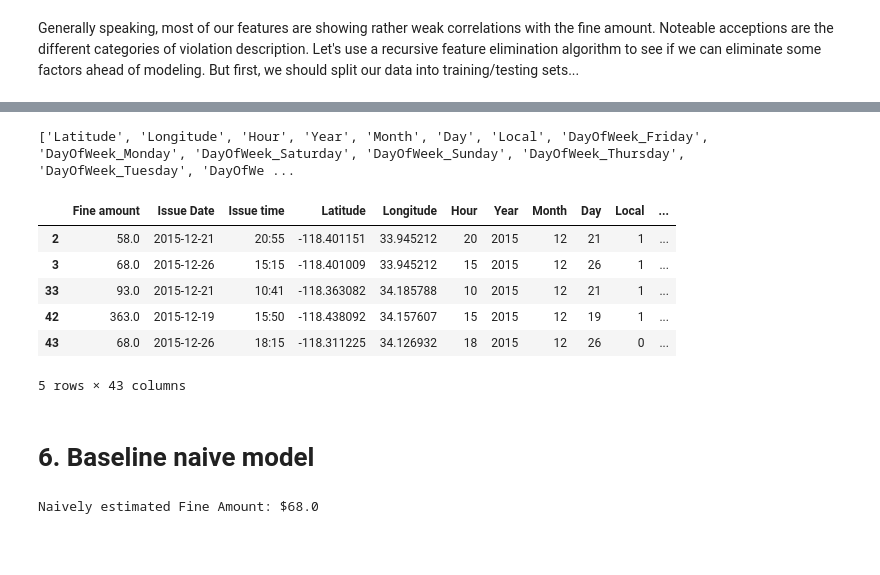
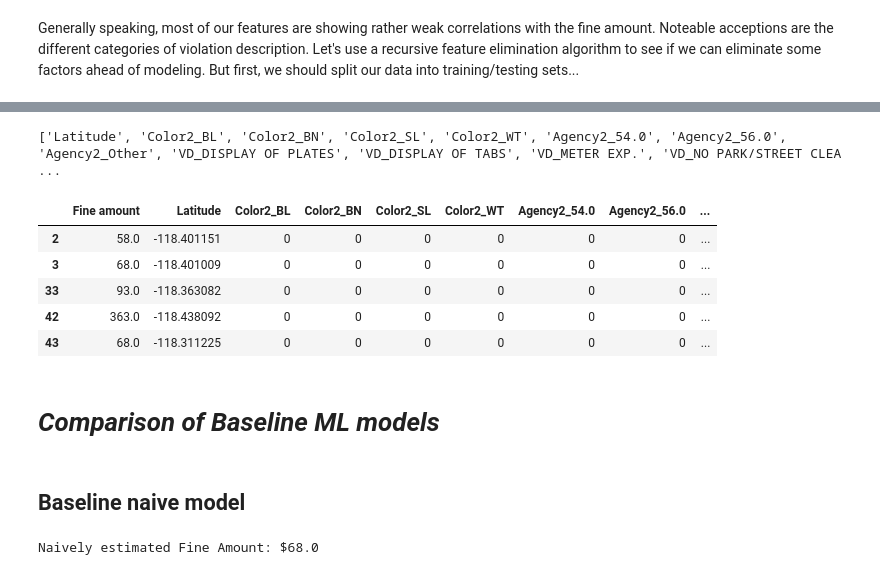
Before and after one commit to rlirey/Portfolio, a Jupyter notebook: Regression/parking_citations.ipynb, the cells around one changed output, grey strips where cells are left out. Saved outputs shown, nothing was run; the diff lists cells and outputs as text; code cells hidden in the pictures; blank space fills up the shorter version.

```diff
--- a/Regression/parking_citations.ipynb
+++ b/Regression/parking_citations.ipynb
@@ -591,5 +573,5 @@ pc.head
 Before we examine our data further, we need to one-HOT encode our categorical variables so that they are numeric. This is necessary for our machine learning models to operate smoothly.
 # %%
-pc = pd.get_dummies(pc, columns = ["DayOfWeek","Color_rev","Agency_rev","VD_rev"])
+pc = pd.get_dummies(pc, columns = ["DayOfWeek","Color2","Agency2","VD"])
 pc.head()
 # %% [output]
@@ -625,7 +613,7 @@ Since we have 'Year','Month','Day', and 'Hour' variables to capture the date/tim
 # %%
-X, y = pc.iloc[::125,3:], pc.iloc[::125,0]
+X, y = pc.iloc[::50,3:], pc.iloc[::50,0]
 
 scaler = StandardScaler()
 X_scale = scaler.fit_transform(X)
 
-X_train, X_test, y_train, y_test = train_test_split(X_scale, y, test_size = 0.3, random_state = 42)
+X_train, X_test, y_train, y_test = train_test_split(X_scale, y, test_size = 0.2, random_state = 42)
@@ -642,16 +647,15 @@ Optimal number of features : 40
 # %%
 print(features)
 # %% [output]
-['Latitude', 'Longitude', 'Hour', 'Year', 'Month', 'Day', 'Local', 'DayOfWeek_Friday', 'DayOfWeek_Monday', 'DayOfWeek_Saturday', 'DayOfWeek_Sunday', 'DayOfWeek_Thursday', 'DayOfWeek_Tuesday', 'DayOfWe ...
+['Latitude', 'Color2_BL', 'Color2_BN', 'Color2_SL', 'Color2_WT', 'Agency2_54.0', 'Agency2_56.0', 'Agency2_Other', 'VD_DISPLAY OF PLATES', 'VD_DISPLAY OF TABS', 'VD_METER EXP.', 'VD_NO PARK/STREET CLEA ...
 # %%
-pc = pd.concat([pc["Fine amount"], pc[features]], axis = 1)
+pc_fe = pd.concat([pc["Fine amount"], pc[features]], axis = 1)
 # %%
-pc.head()
+pc_fe.head()
 # %% [output]
-|  | Fine amount | Issue Date | Issue time | Latitude | Longitude | Hour | Year | Month | Day | Local | ... |
-| 2 | 58.0 | 2015-12-21 | 20:55 | -118.401151 | 33.945212 | 20 | 2015 | 12 | 21 | 1 | ... |
-| 3 | 68.0 | 2015-12-26 | 15:15 | -118.401009 | 33.945212 | 15 | 2015 | 12 | 26 | 1 | ... |
-| 33 | 93.0 | 2015-12-21 | 10:41 | -118.363082 | 34.185788 | 10 | 2015 | 12 | 21 | 1 | ... |
-| 42 | 363.0 | 2015-12-19 | 15:50 | -118.438092 | 34.157607 | 15 | 2015 | 12 | 19 | 1 | ... |
-| 43 | 68.0 | 2015-12-26 | 18:15 | -118.311225 | 34.126932 | 18 | 2015 | 12 | 26 | 0 | ... |
+|  | Fine amount | Latitude | Color2_BL | Color2_BN | Color2_SL | Color2_WT | Agency2_54.0 | Agency2_56.0 | ... |
+| 2 | 58.0 | -118.401151 | 0 | 0 | 0 | 0 | 0 | 0 | ... |
+| 3 | 68.0 | -118.401009 | 0 | 0 | 0 | 0 | 0 | 0 | ... |
+| 33 | 93.0 | -118.363082 | 0 | 0 | 0 | 0 | 0 | 0 | ... |
+| 42 | 363.0 | -118.438092 | 0 | 0 | 0 | 0 | 0 | 0 | ... |
+| 43 | 68.0 | -118.311225 | 0 | 0 | 0 | 0 | 0 | 0 | ... |
-5 rows × 43 columns
@@ -658,3 +669,5 @@ pc.head()
+# %% [markdown]
+# ***Comparison of Baseline ML models***
 # %% [markdown]
-# 6. Baseline naive model
+## Baseline naive model
 # %%
```
Also changed, not shown: parts of 95 cells of this notebook.
